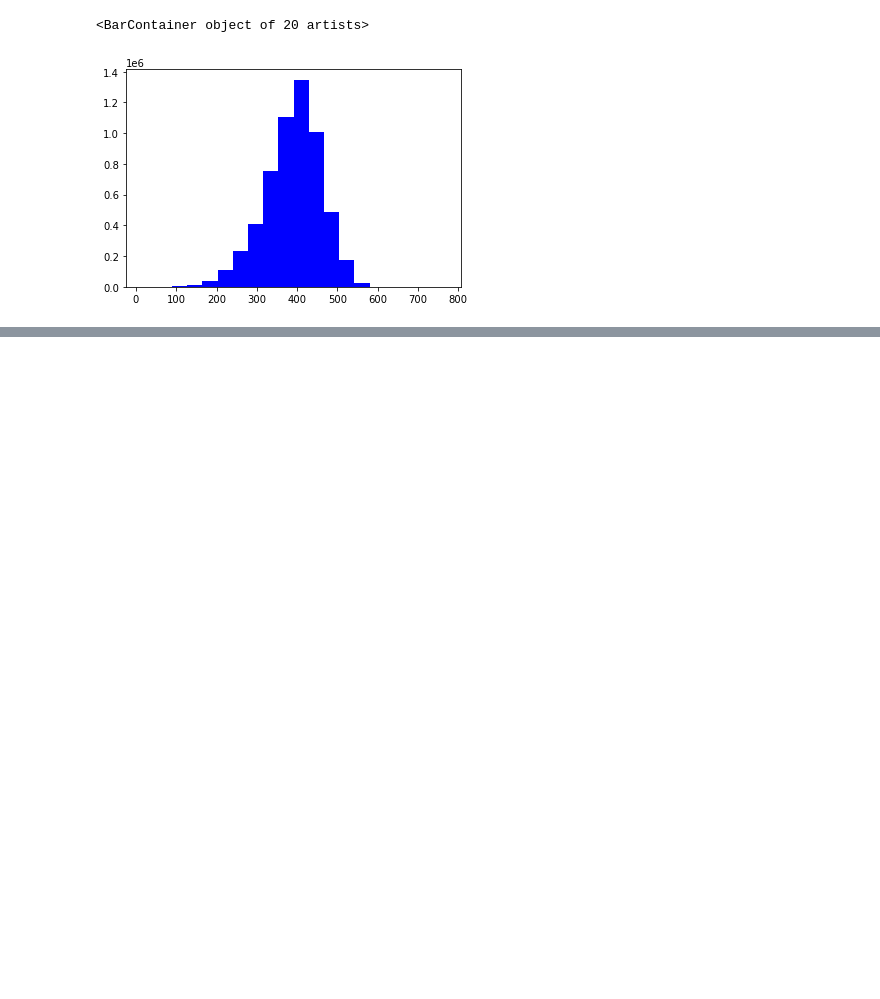
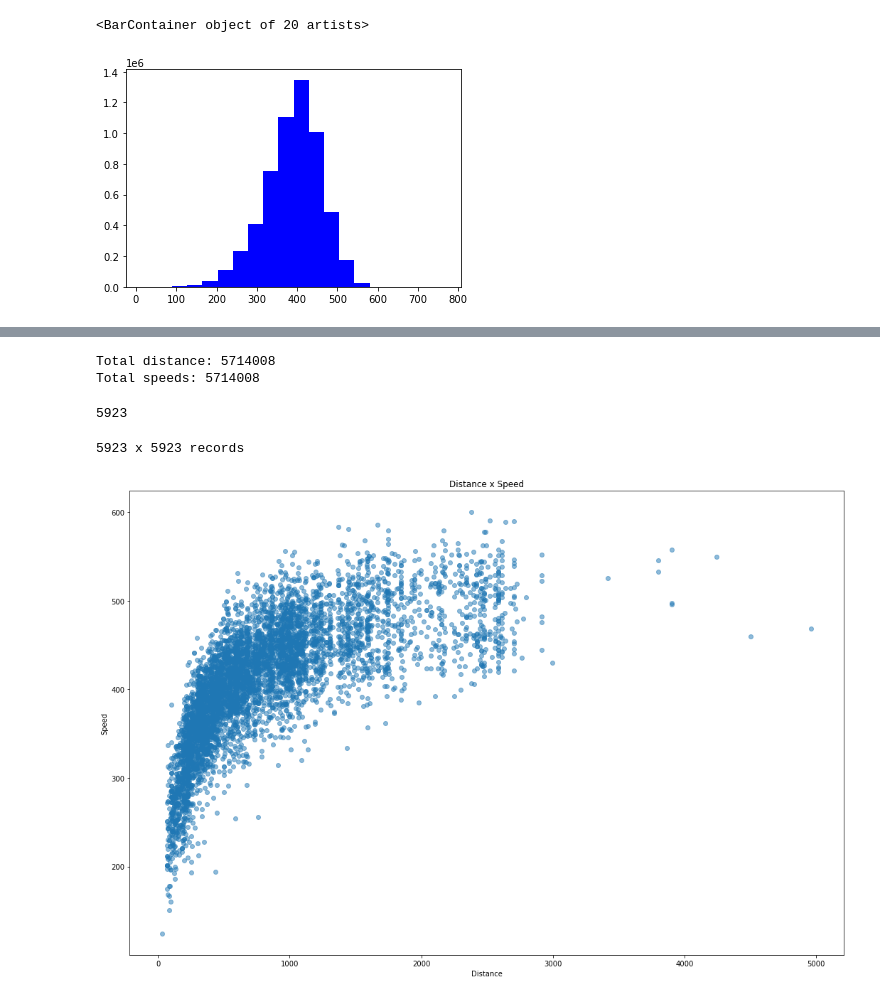
Before and after one commit to ojjy/datascience, a Jupyter notebook: data_eng/agile_DS2_prac.ipynb, the cells around one changed output, grey strips where cells are left out. Drawn from its saved outputs; the diff is of its cells as text; code cells hidden in the pictures; blank space fills up the shorter version.

```diff
--- a/data_eng/agile_DS2_prac.ipynb
+++ b/data_eng/agile_DS2_prac.ipynb
@@ -284,0 +416,7 @@ on_time_df.columns
+# %%
+mph = spark.sql("""
+SELECT Distance, (Distance/(AirTime/60)) AS Mph
+FROM on_time_performance
+WHERE AirTime IS NOT NULL
+""")
+mph.show(10)
@@ -284,0 +460,28 @@ on_time_df.columns
+# %%
+print(f"Total distance: {len(distance)}")
+print(f"Total speeds: {len(speed)}")
+# %% [output]
+Total distance: 5714008
+Total speeds: 5714008
+# %%
+sample = mph.sample(False, 0.001)
+sample.count()
+# %% [output]
+5923
+# %%
+speed = sample.select("Mph").rdd.flatMap(lambda x:x).collect()
+distance = sample.select("Distance").rdd.flatMap(lambda x:x).collect()
+print(f"{len(speed)} x {len(distance)} records")
+# %% [output]
+5923 x 5923 records
+# %%
+import numpy as pd
+import matplotlib.pyplot as plt
+plt.rcParams["figure.figsize"] = (18, 12)
+plt.scatter(distance, speed, alpha=0.5)
+plt.title("Distance x Speed")
+plt.xlabel("Distance")
+plt.ylabel("Speed")
+plt.show()
+# %% [output]
+[figure, added]
```
Also changed, not shown: parts of 13 cells of this notebook.
